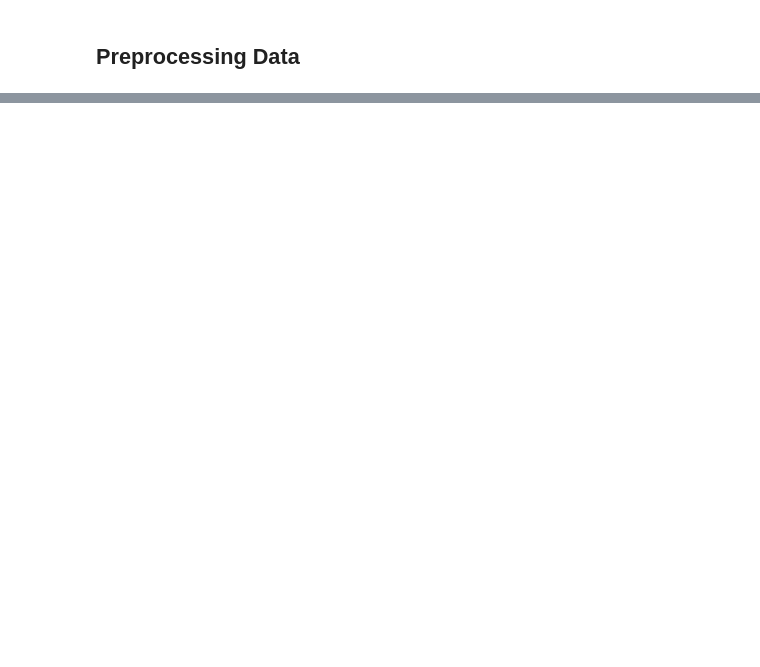
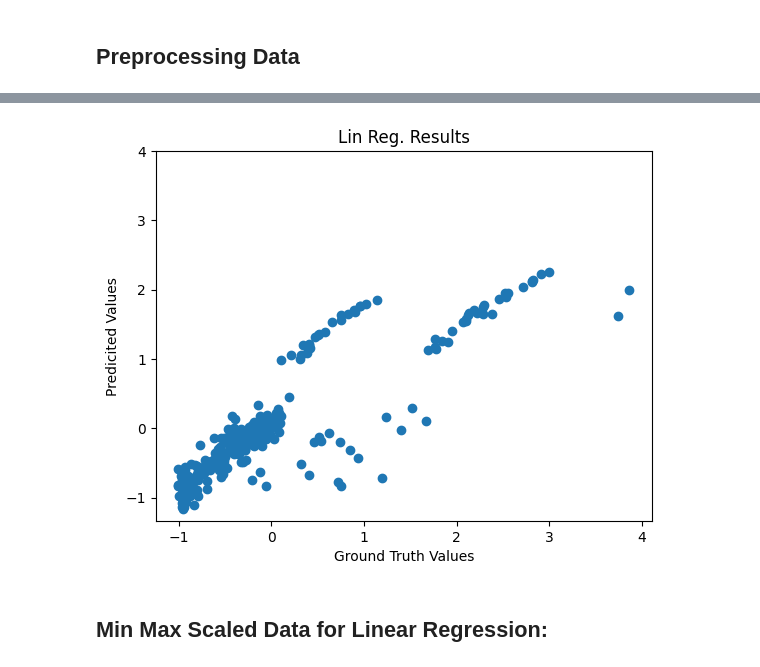
Before and after one commit to J-T-Nelson/Python_code, a Jupyter notebook: PrinciplesOfDS_Course/Labs/lab03-(Nelson_Jon).ipynb, the cells around one changed output, grey strips where cells are left out. Cells and saved outputs as stored; diff of their text form; code cells hidden in the pictures; blank space fills up the shorter version.

```diff
--- a/PrinciplesOfDS_Course/Labs/lab03-(Nelson_Jon).ipynb
+++ b/PrinciplesOfDS_Course/Labs/lab03-(Nelson_Jon).ipynb
@@ -93,0 +220,15 @@ Data columns (total 7 columns):
+# %%
+# making scatter plot for visualization:
+
+plt.scatter(yTest, yTestPred)
+plt.xlabel("Ground Truth Values")
+plt.ylabel("Predicited Values")
+plt.title("Lin Reg. Results")
+plt.ylim(top=4)
+plt.show()
+
+# a good model would produce a nearly perfect diagonal line, as the predicted values for all points would match the ground truth values. It can be seen below that the correlation is fairly poor, though not entirely random.
+# %% [output]
+[figure, added]
+# %% [markdown]
+## Min Max Scaled Data for Linear Regression:
```
Also changed, not shown: parts of 21 cells of this notebook, 2 other files.
